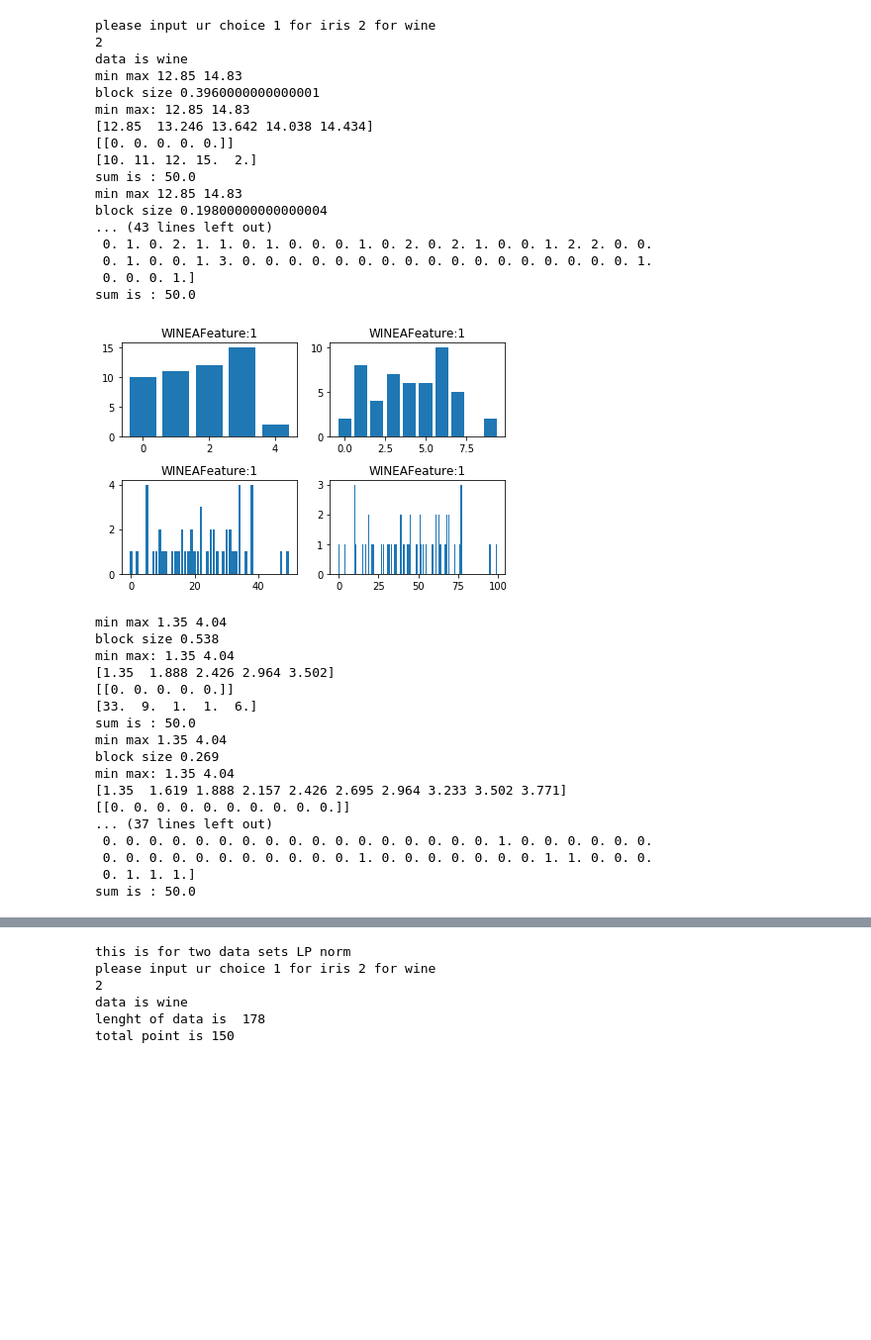
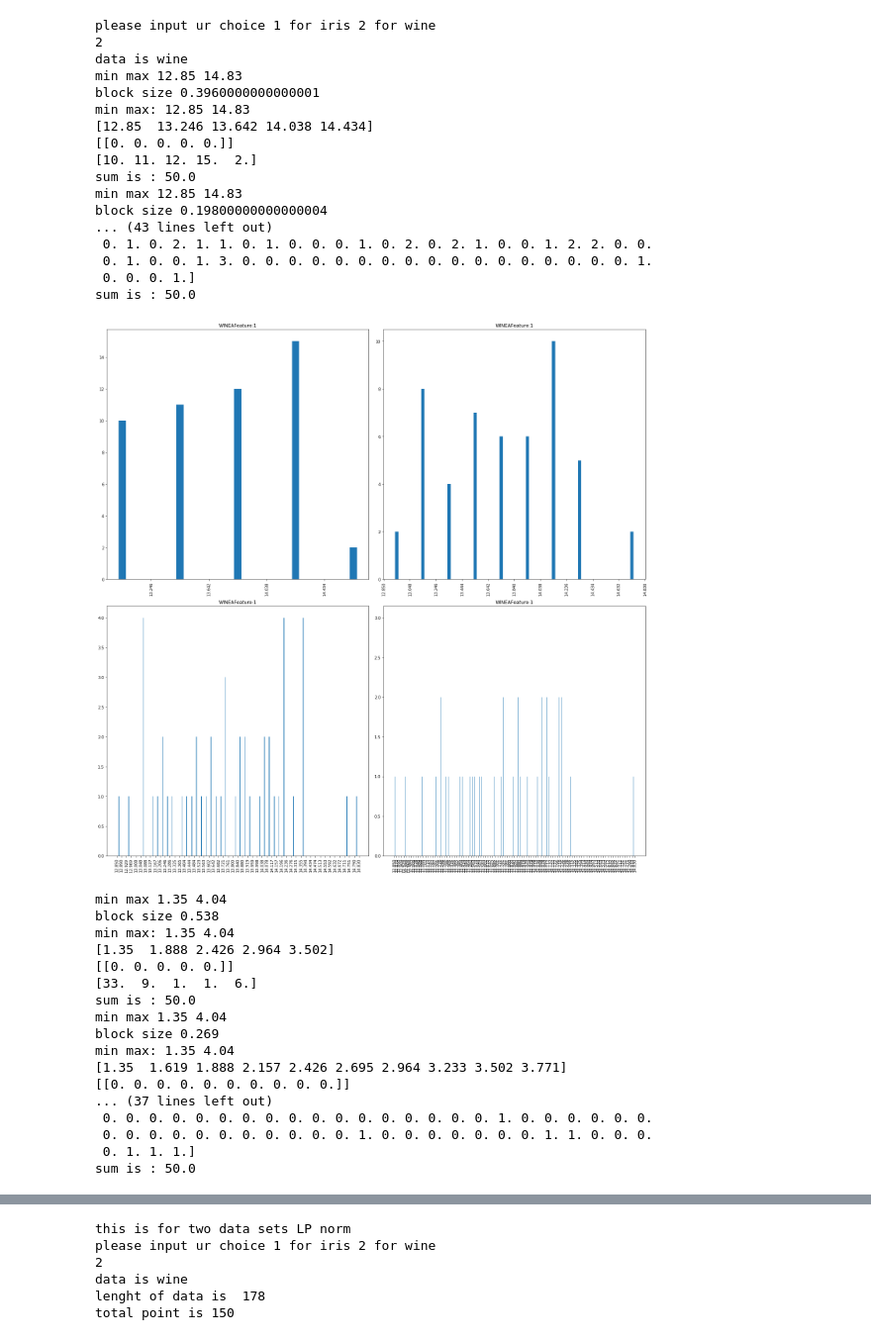
Before and after one commit to IHSIENHUANG/cs171_machine-learning, a Jupyter notebook: hw1/assignment1.ipynb, the cells around one changed output, grey strips where cells are left out. Shown: that part at 99% size. Cells and saved outputs as stored; diff of their text form; code cells hidden in the pictures; blank space fills up the shorter version.

```diff
--- a/hw1/assignment1.ipynb
+++ b/hw1/assignment1.ipynb
@@ -38,7 +38,7 @@ for i in range(1,4):#Based on the input class to split the data
 BINS = [5,10,50,100]
 for class_num in range(0,3):#for different class
     for index in range(choose_feature[0],choose_feature[1]):#for different features
-        plt.figure()
+        plt.figure(figsize=(20,20))
         for i,bins in enumerate(BINS):
             iris_data = (data_class[class_num][index])
             min_num = min(iris_data)
@@ -46,6 +46,8 @@ for class_num in range(0,3):#for different class
             print ("min max",min_num,max_num)
             block = ((max_num-min_num)/float(bins))
             print ("block size",block)
+            max_label = max_num+block
+            x_label = np.arange(min_num,max_label,block)
             x = np.arange(min_num,max_num,block)#make sure the x size
             print("min max:",min_num,max_num)
             print(x)
@@ -54,35 +56,40 @@ for class_num in range(0,3):#for different class
             for val in iris_data:
                 pos = int(round(val-min_num,4)/(block))
                 if pos ==bins:
                     pos =bins-1
                 y[0][pos] +=1
             print(y[0])
             print("sum is :",sum(y[0]))
             plt.subplot(2,2,i+1)
-            plt.bar(np.arange(len(x)),y[0])
+            #plt.bar(np.arange(len(x)),y[0])
+
+            plt.axis('on')
+            plt.xticks(x_label,rotation='vertical')
+            plt.bar(x+block/2,y[0],width = 0.25/bins)
+            #plt.set_xl
             plt.title(titles[class_num]+"Feature:"+str(index))
             plt.tight_layout()
         plt.savefig(titles[class_num]+"Feature:"+str(index)+".png")
         plt.show()
 # %% [output]
 please input ur choice 1 for iris 2 for wine
 2
 data is wine
 min max 12.85 14.83
 block size 0.3960000000000001
 min max: 12.85 14.83
 [12.85  13.246 13.642 14.038 14.434]
 [[0. 0. 0. 0. 0.]]
 [10. 11. 12. 15.  2.]
 sum is : 50.0
 min max 12.85 14.83
 block size 0.19800000000000004
 ... (43 lines left out)
  0. 1. 0. 2. 1. 1. 0. 1. 0. 0. 0. 1. 0. 2. 0. 2. 1. 0. 0. 1. 2. 2. 0. 0.
  0. 1. 0. 0. 1. 3. 0. 0. 0. 0. 0. 0. 0. 0. 0. 0. 0. 0. 0. 0. 0. 0. 0. 1.
  0. 0. 0. 1.]
 sum is : 50.0
-[figure, old version]
+[figure, new version]
 min max 1.35 4.04
 block size 0.538
 min max: 1.35 4.04
```
Also changed, not shown: parts of 6 cells of this notebook, 1 other file.
